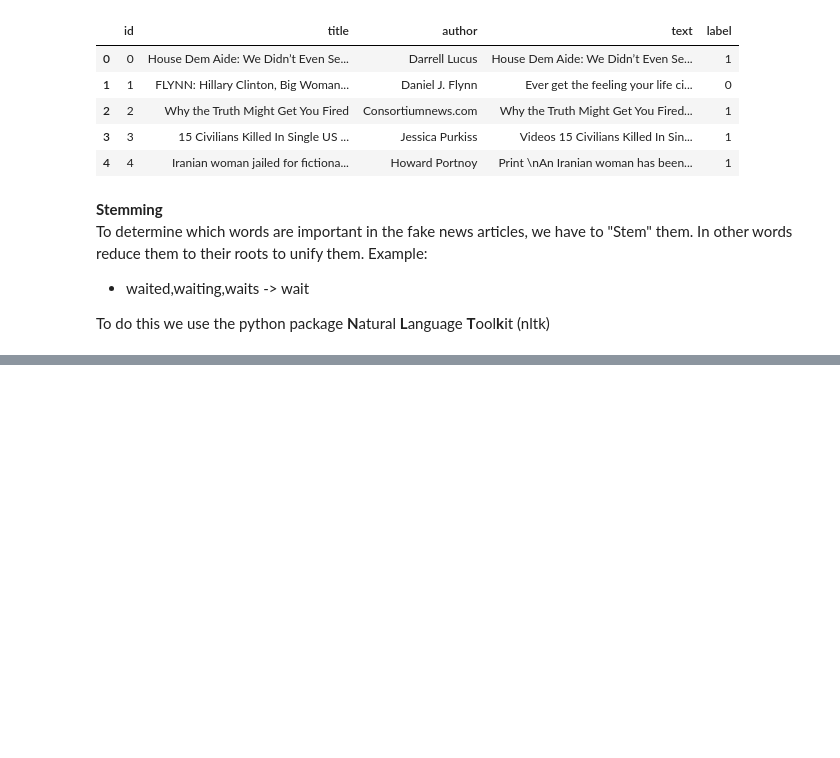
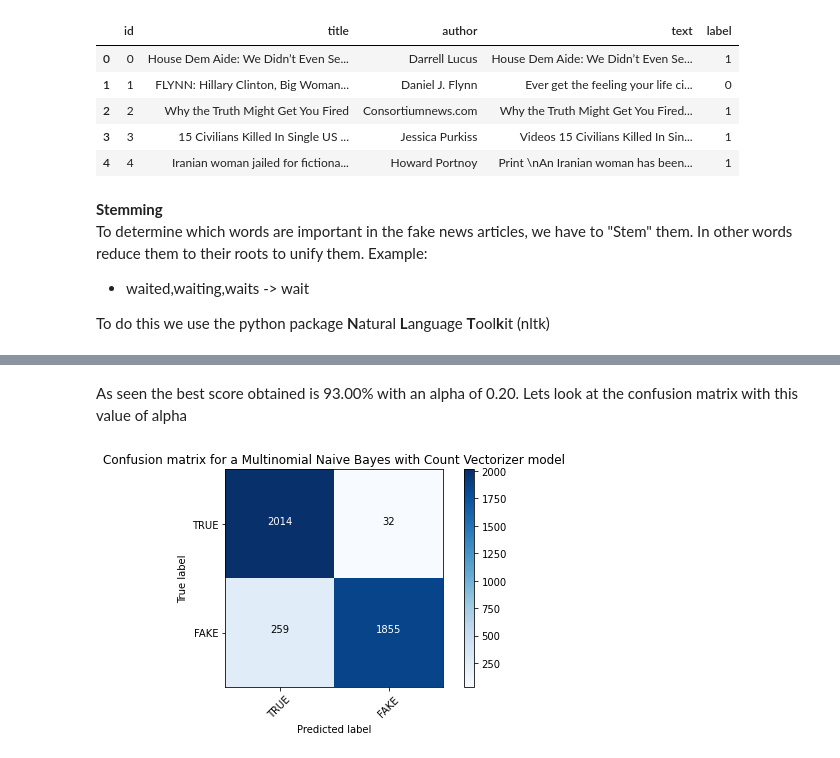
Before and after one commit to Cubba2412/Machine-Learning-Mini-project, a Jupyter notebook: FakeNewsPredictor.ipynb, the cells around one changed output, grey strips where cells are left out. Saved outputs shown, nothing was run; the diff lists cells and outputs as text; code cells hidden in the pictures; blank space fills up the shorter version.

Commit message:
Passive aggressive classifier and multinonal naive bayes

```diff
--- a/FakeNewsPredictor.ipynb
+++ b/FakeNewsPredictor.ipynb
@@ -117,0 +201,10 @@ X_train, X_test, y_train, y_test = train_test_split(train['content'], train['lab
+# %%
+# Create the Multinomial naive bayes classifier
+nb_classifier = MultinomialNB(alpha = 0.1)
+# Fit it to the data
+nb_classifier.fit(count_train, y_train)
+# Attempt to predict on the test data
+pred_nb_count = nb_classifier.predict(count_test)
+# Extract the accurary and print it
+acc_nb_count = metrics.accuracy_score(y_test, pred_nb_count)
+print("Accuracy: {}%".format(acc_nb_count*100))
@@ -117,0 +219,8 @@ X_train, X_test, y_train, y_test = train_test_split(train['content'], train['lab
+# %%
+# Perform same steps as previous cell but change alpha each time
+for alpha in np.arange(0,1,.05):
+    nb_classifier_tune = MultinomialNB(alpha=alpha)
+    nb_classifier_tune.fit(count_train, y_train)
+    pred_tune = nb_classifier_tune.predict(count_test)
+    score = metrics.accuracy_score(y_test, pred_tune)
+    print("Alpha: {:.2f} Score: {:.5f}%".format(alpha, score*100))
@@ -118 +248,15 @@ X_train, X_test, y_train, y_test = train_test_split(train['content'], train['lab
+# %% [markdown]
+As seen the best score obtained is 93.00% with an alpha of 0.20. Lets look at the confusion matrix with this value of alpha
+# %%
+# Create the Multinomial naive bayes classifier
+nb_classifier = MultinomialNB(alpha = 0.20)
+# Fit it to the data
+nb_classifier.fit(count_train, y_train)
+# Attempt to predict on the test data
+pred_nb_count = nb_classifier.predict(count_test)
+# Create confusion matrix and plot it:
+cm = metrics.confusion_matrix(y_test, pred_nb_count, labels=[0,1])
+plot_confusion_matrix(cm, classes=['TRUE','FAKE'], title ='Confusion matrix for a Multinomial Naive Bayes with Count Vectorizer model')
+# %% [output]
+[figure, added]
 # %% [markdown]
```
Also changed, not shown: parts of 20 cells of this notebook.
